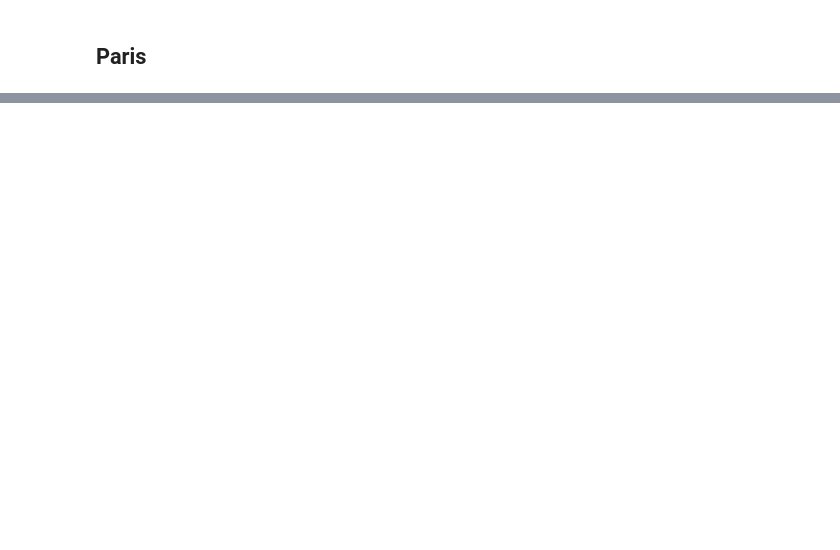
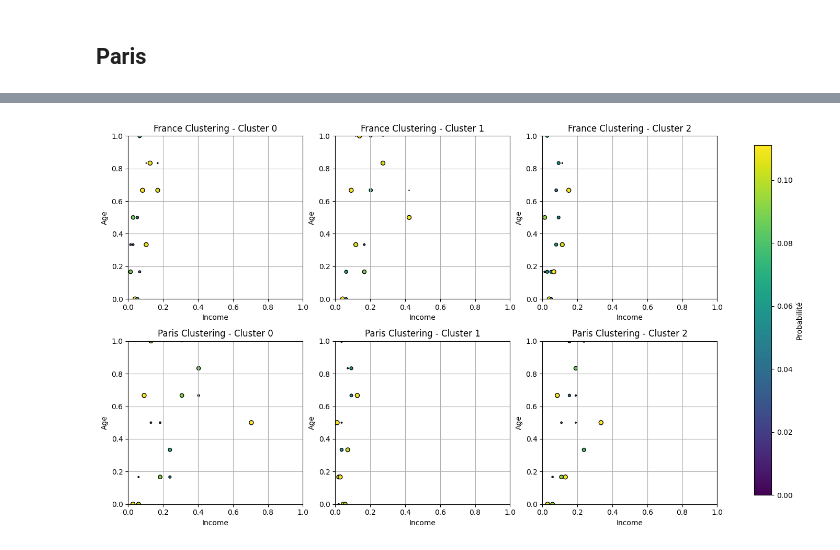
Before and after one commit to moranenzo/ML-Wasserstein, a Jupyter notebook: notebooks/IRISxAGE.ipynb, the cells around one changed output, grey strips where cells are left out. Drawn from its saved outputs; the diff is of its cells as text; code cells hidden in the pictures; blank space fills up the shorter version.

```diff
--- a/notebooks/IRISxAGE.ipynb
+++ b/notebooks/IRISxAGE.ipynb
@@ -669,0 +704,58 @@ plt.show()
+# %%
+n_clusters = 3
+fig, axes = plt.subplots(2, n_clusters, figsize=(5*n_clusters, 8))
+
+# France clustering projected on Paris
+for k in range(n_clusters):
+    ax = axes[0, k]
+    idx = rng.choice(np.where(assignments_proj == k)[0])
+
+    dist = joint_distributions_paris[idx]
+    supp = joint_supports_paris[idx]
+    age_classes = supp[:, 0]
+    income_deciles = supp[:, 1]
+
+    scatter = ax.scatter(
+        income_deciles, age_classes,
+        c=dist,
+        cmap='viridis',
+        s=300 * dist,
+        edgecolor='k'
+    )
+    ax.set_title(f"France Clustering - Cluster {k}")
+    ax.set_xlabel("Income")
+    ax.set_ylabel("Age")
+    ax.set_xlim(0, 1)
+    ax.set_ylim(0, 1)
+    ax.grid(True)
+
+# Paris clustering
+for k in range(n_clusters):
+    ax = axes[1, k]
+    idx = rng.choice(np.where(assignments_paris == k)[0])
+
+    dist = joint_distributions_paris[idx]
+    supp = joint_supports_paris[idx]
+    age_classes = supp[:, 0]
+    income_deciles = supp[:, 1]
+
+    scatter = ax.scatter(
+        income_deciles, age_classes,
+        c=dist,
+        cmap='viridis',
+        s=300 * dist,
+        edgecolor='k'
+    )
+    ax.set_title(f"Paris Clustering - Cluster {k}")
+    ax.set_xlabel("Income")
+    ax.set_ylabel("Age")
+    ax.set_xlim(0, 1)
+    ax.set_ylim(0, 1)
+    ax.grid(True)
+
+fig.tight_layout()
+cbar = fig.colorbar(scatter, ax=axes.ravel().tolist(), shrink=0.95)
+cbar.set_label("Probabilité")
+plt.show()
+# %% [output]
+[figure, added]
```
Also changed, not shown: parts of 16 cells of this notebook.
